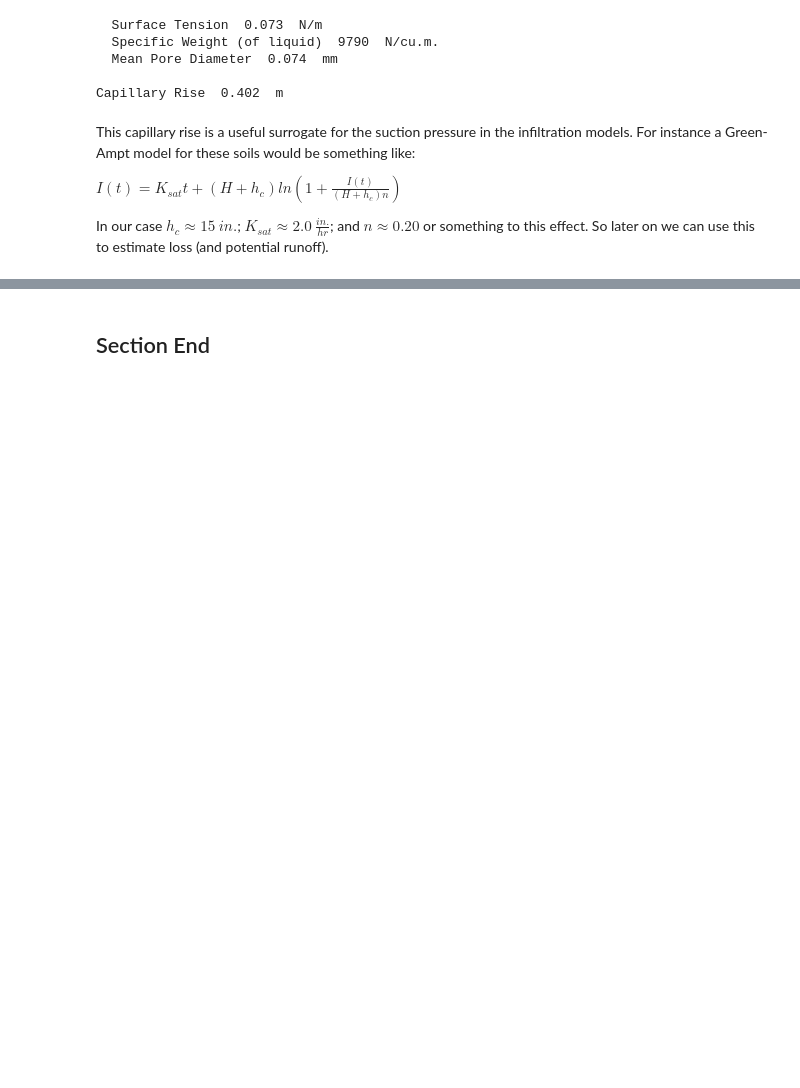
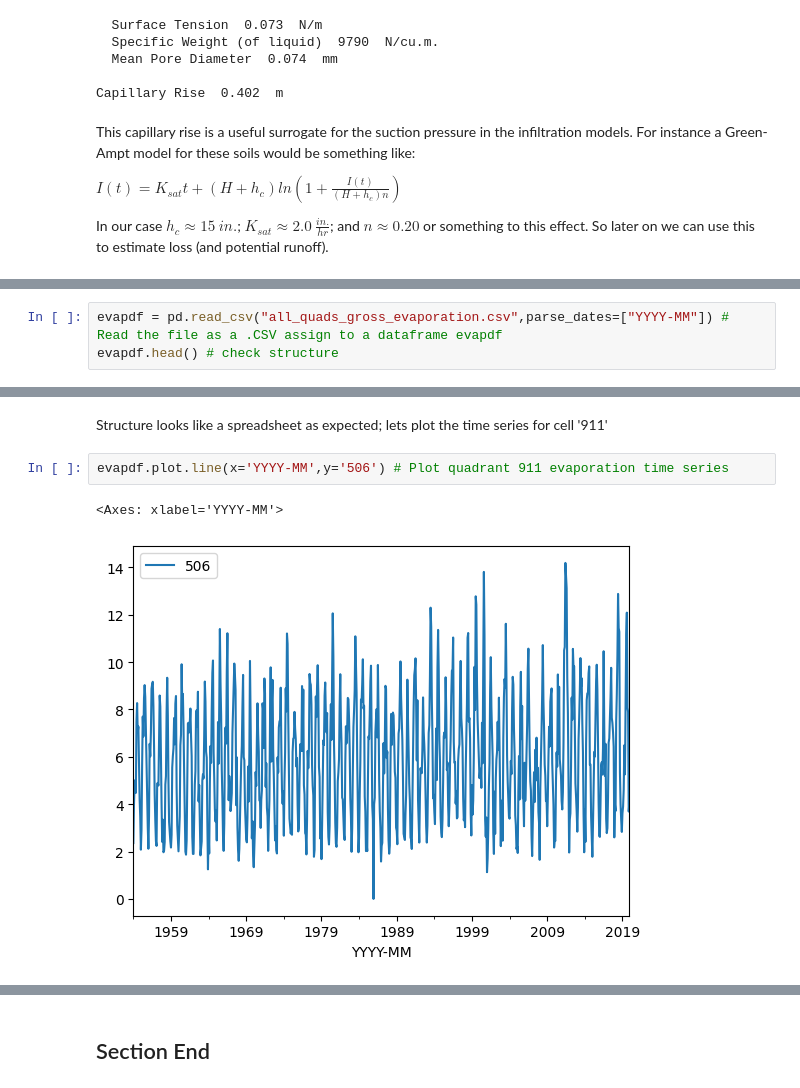
Before and after one commit to dustykat/ce-3354-webroot, a Jupyter notebook: hydrohandbook/_build/jupyter_execute/chapters/03-infiltration/03-infiltration.ipynb, the cells around one changed output, grey strips where cells are left out. Saved outputs shown, nothing was run; the diff lists cells and outputs as text; blank space fills up the shorter version.

```diff
--- a/hydrohandbook/_build/jupyter_execute/chapters/03-infiltration/03-infiltration.ipynb
+++ b/hydrohandbook/_build/jupyter_execute/chapters/03-infiltration/03-infiltration.ipynb
@@ -498,0 +787,3 @@ An alternative is to use CN Generator Plug-In
+# %%
+evapdf = pd.read_csv("all_quads_gross_evaporation.csv",parse_dates=["YYYY-MM"]) # Read the file as a .CSV assign to a dataframe evapdf
+evapdf.head() # check structure
@@ -498,0 +798,7 @@ An alternative is to use CN Generator Plug-In
+# %% [markdown]
+Structure looks like a spreadsheet as expected; lets plot the time series for cell '911'
+# %%
+evapdf.plot.line(x='YYYY-MM',y='506') # Plot quadrant 911 evaporation time series
+# %% [output]
+<Axes: xlabel='YYYY-MM'>
+[figure, added]
```
Also changed, not shown: parts of 39 cells of this notebook, 24 other files.
